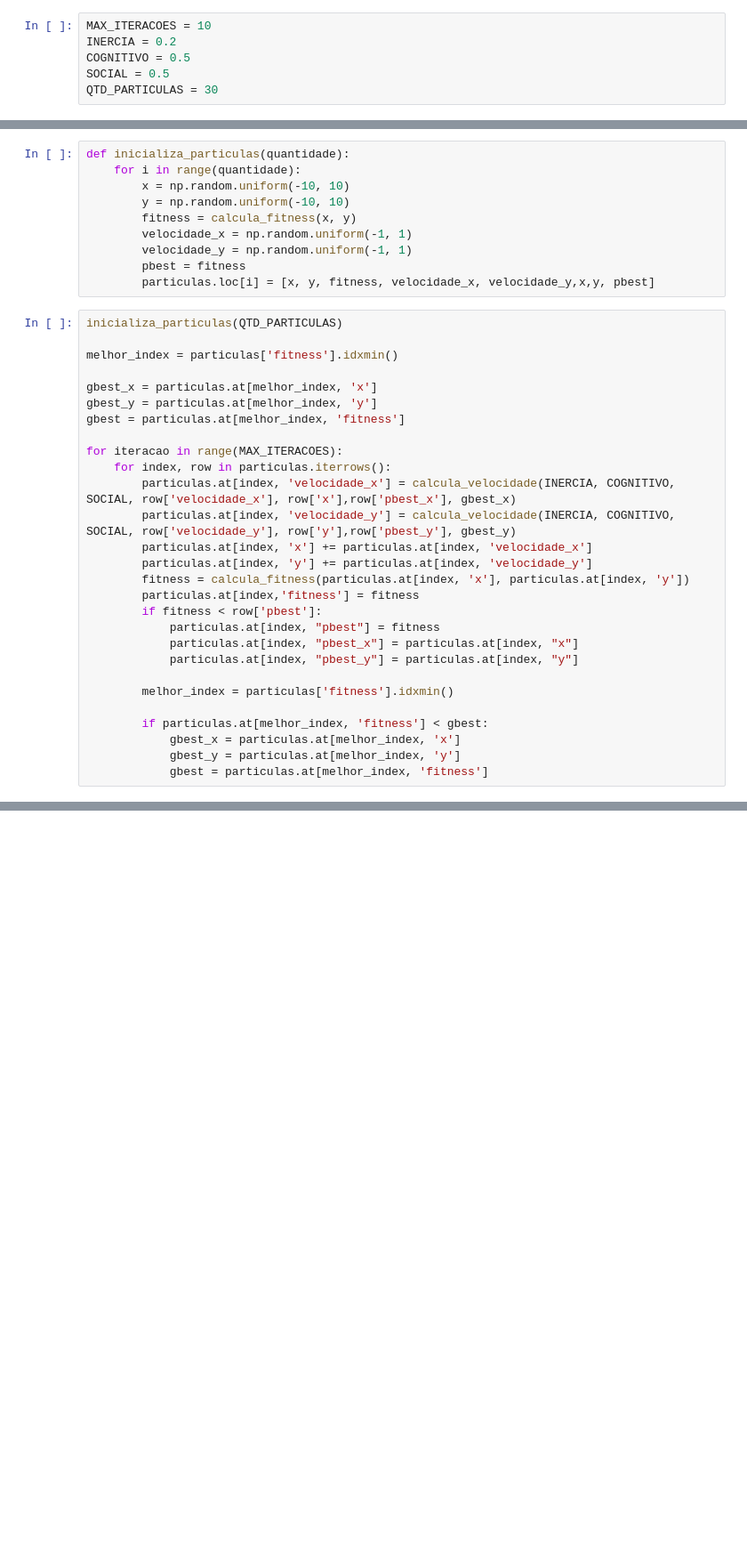
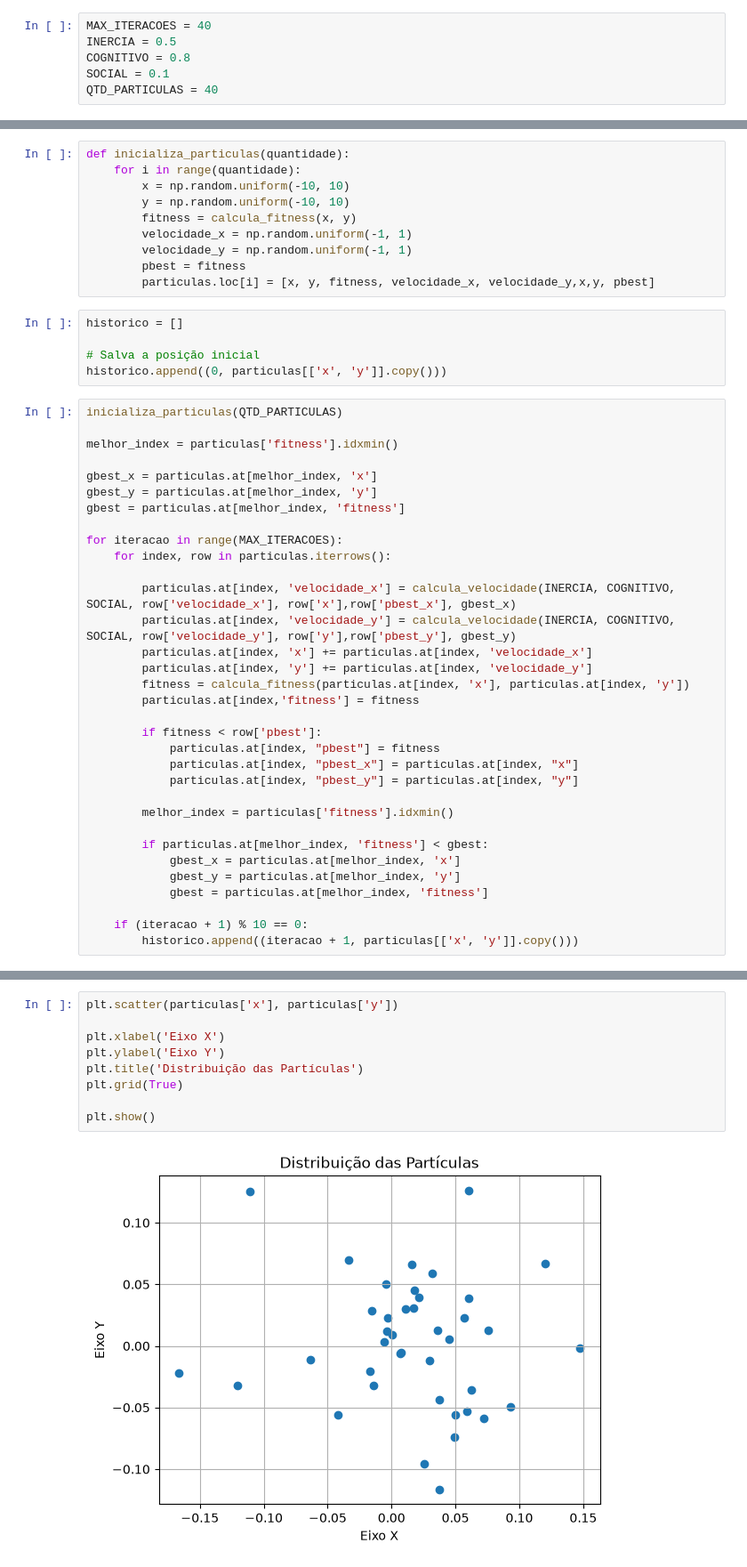
Before and after one commit to caueDsilva/PSO, a Jupyter notebook: PSO.ipynb, the cells around one changed output, grey strips where cells are left out. Shown at 89% size. Saved outputs shown, nothing was run; the diff lists cells and outputs as text; blank space fills up the shorter version.

```diff
--- a/PSO.ipynb
+++ b/PSO.ipynb
@@ -4,9 +6,9 @@ import numpy as np
 # %%
-MAX_ITERACOES = 10
-INERCIA = 0.2
-COGNITIVO = 0.5
-SOCIAL = 0.5
-QTD_PARTICULAS = 30
+MAX_ITERACOES = 40
+INERCIA = 0.5
+COGNITIVO = 0.8
+SOCIAL = 0.1
+QTD_PARTICULAS = 40
 # %%
 particulas = pd.DataFrame(columns=['x', 'y', 'fitness', 'velocidade_x', 'velocidade_y', 'pbest_x', 'pbest_y', 'pbest'])
 # %%
@@ -31,6 +33,11 @@ def inicializa_particulas(quantidade):
         velocidade_y = np.random.uniform(-1, 1)
         pbest = fitness
         particulas.loc[i] = [x, y, fitness, velocidade_x, velocidade_y,x,y, pbest]
+# %%
+historico = []
+
+# Salva a posição inicial
+historico.append((0, particulas[['x', 'y']].copy()))
 # %%
 inicializa_particulas(QTD_PARTICULAS)
 
@@ -42,12 +49,14 @@ gbest = particulas.at[melhor_index, 'fitness']
 
 for iteracao in range(MAX_ITERACOES):
     for index, row in particulas.iterrows():
+
         particulas.at[index, 'velocidade_x'] = calcula_velocidade(INERCIA, COGNITIVO, SOCIAL, row['velocidade_x'], row['x'],row['pbest_x'], gbest_x)
         particulas.at[index, 'velocidade_y'] = calcula_velocidade(INERCIA, COGNITIVO, SOCIAL, row['velocidade_y'], row['y'],row['pbest_y'], gbest_y)
         particulas.at[index, 'x'] += particulas.at[index, 'velocidade_x']
         particulas.at[index, 'y'] += particulas.at[index, 'velocidade_y']
         fitness = calcula_fitness(particulas.at[index, 'x'], particulas.at[index, 'y'])
         particulas.at[index,'fitness'] = fitness
+
         if fitness < row['pbest']:
             particulas.at[index, "pbest"] = fitness
             particulas.at[index, "pbest_x"] = particulas.at[index, "x"]
@@ -59,6 +68,9 @@ for iteracao in range(MAX_ITERACOES):
             gbest_x = particulas.at[melhor_index, 'x']
             gbest_y = particulas.at[melhor_index, 'y']
             gbest = particulas.at[melhor_index, 'fitness']
+
+    if (iteracao + 1) % 10 == 0:
+        historico.append((iteracao + 1, particulas[['x', 'y']].copy()))
 # %%
 print("Melhor solução:", gbest_x, gbest_y)
 print("Melhor fitness:", gbest)
@@ -66,0 +89,11 @@ particulas.head(10)
+# %%
+plt.scatter(particulas['x'], particulas['y'])
+
+plt.xlabel('Eixo X')
+plt.ylabel('Eixo Y')
+plt.title('Distribuição das Partículas')
+plt.grid(True)
+
+plt.show()
+# %% [output]
+[figure, added]
```
Also changed, not shown: parts of 6 cells of this notebook.
